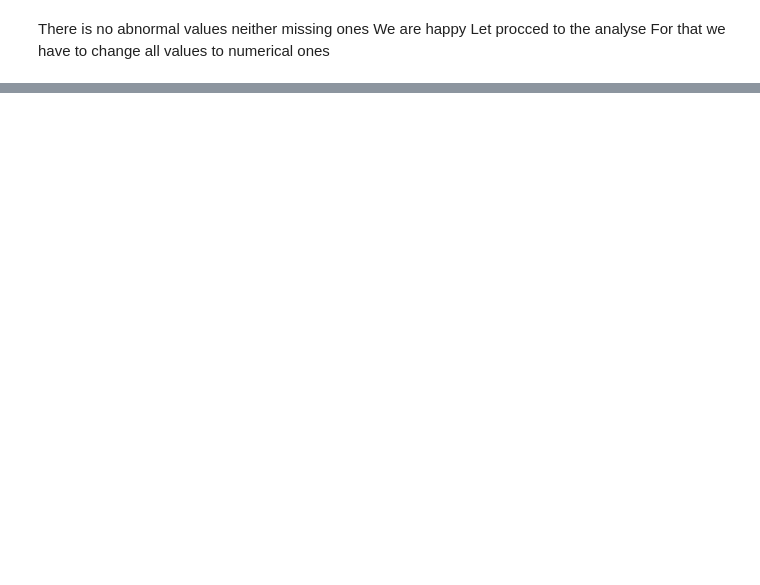
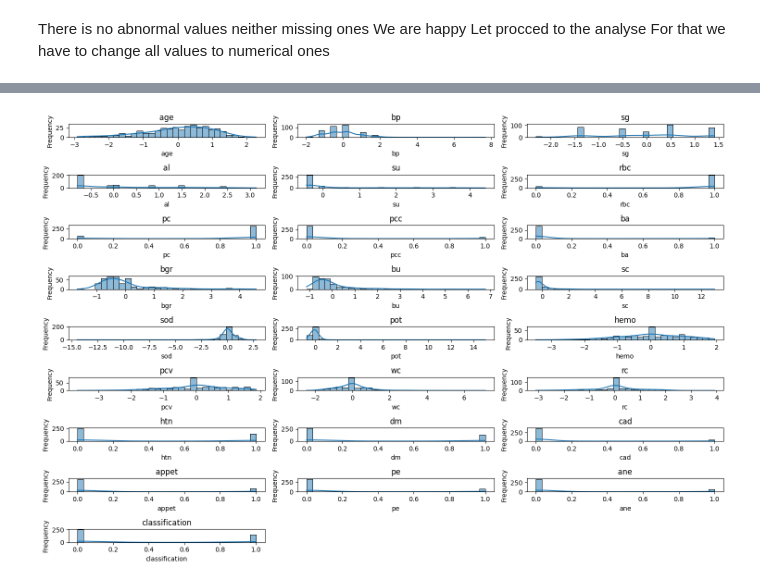
Before and after one commit to DAMMAK26/machine_learning_project, a Jupyter notebook: project.ipynb, the cells around one changed output, grey strips where cells are left out. Cells and saved outputs as stored; diff of their text form; code cells hidden in the pictures; blank space fills up the shorter version.

Commit message:
read clean centralise and normalise the data

```diff
--- a/project.ipynb
+++ b/project.ipynb
@@ -60,6 +61,9 @@ df.head(num_rows_to_see)
 | 8 | 8 | 52.0 | 100.0 | 1.015 | 3.0 | 0.0 | normal | abnormal | present | notpresent | ... | ... |
 | 9 | 9 | 53.0 | 90.0 | 1.02 | 2.0 | 0.0 | abnormal | abnormal | present | notpresent | ... | ... |
 10 rows × 26 columns
+# %%
+df = df.drop('id', axis=1)  # Cela supprime la colonne 'id'
+names=['age','bp','sg','al','su','rbc','pc','pcc','ba','bgr','bu','sc','sod','pot','hemo','pcv','wc','rc','htn','dm','cad','appet','pe','ane','classification']
 # %% [markdown]
 Note that the are missing values in the data set \n
 This is suspectious; For that we prefer to get the set of values for each column
@@ -171,0 +221,16 @@ For that we have to change all values to numerical ones
+# %%
+#normalise the data
+numerical_columns= ['age', 'bp', 'sg', 'al', 'su', 'bgr', 'bu', 'sc', 'sod', 'pot', 'hemo', 'pcv', 'wc', 'rc']
+for col in numerical_columns:
+    mean= df[col].mean()
+    std=df[col].std()
+    df[col]= (df[col]- mean )/std
+
+#translate the cal columns
+cat_columns=['rbc', 'pc', 'pcc', 'ba', 'htn', 'dm', 'cad', 'appet', 'pe', 'ane', 'classification']
+for col in cat_columns:
+    max=df[col].max()
+    min=df[col].min()
+    df[col]= (df[col] - min) / (max - min)
+
+df
@@ -171,0 +251,21 @@ For that we have to change all values to numerical ones
+# %%
+# Convert data types to float for numerical columns
+#df[names[:-1]] = df[names[:-1]].astype(float)
+
+# Set the size of the plots
+plt.figure(figsize=(15, 10))
+n_columns=3
+n_lines= (len(names)//n_columns)+1
+
+# Plot histograms for each column
+for i, column in enumerate(names):
+    plt.subplot(n_lines , n_columns, i + 1)  # 2 rows, 3 columns
+    sns.histplot(df[column], bins=30, kde=True)
+    plt.title(column)
+    plt.xlabel(column)
+    plt.ylabel('Frequency')
+
+plt.tight_layout()
+plt.show()
+# %% [output]
+[figure, added]
```
Also changed, not shown: parts of 21 cells of this notebook, 44 other files.
